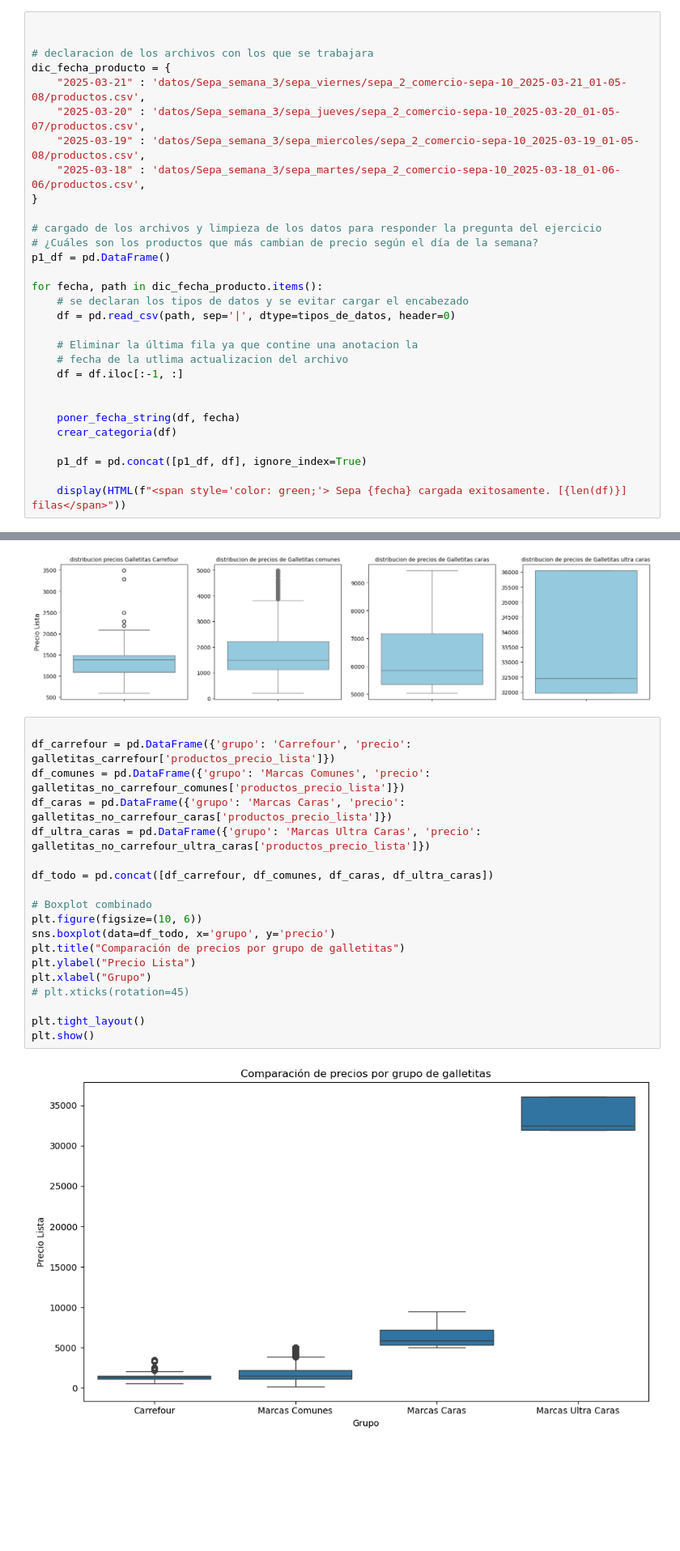
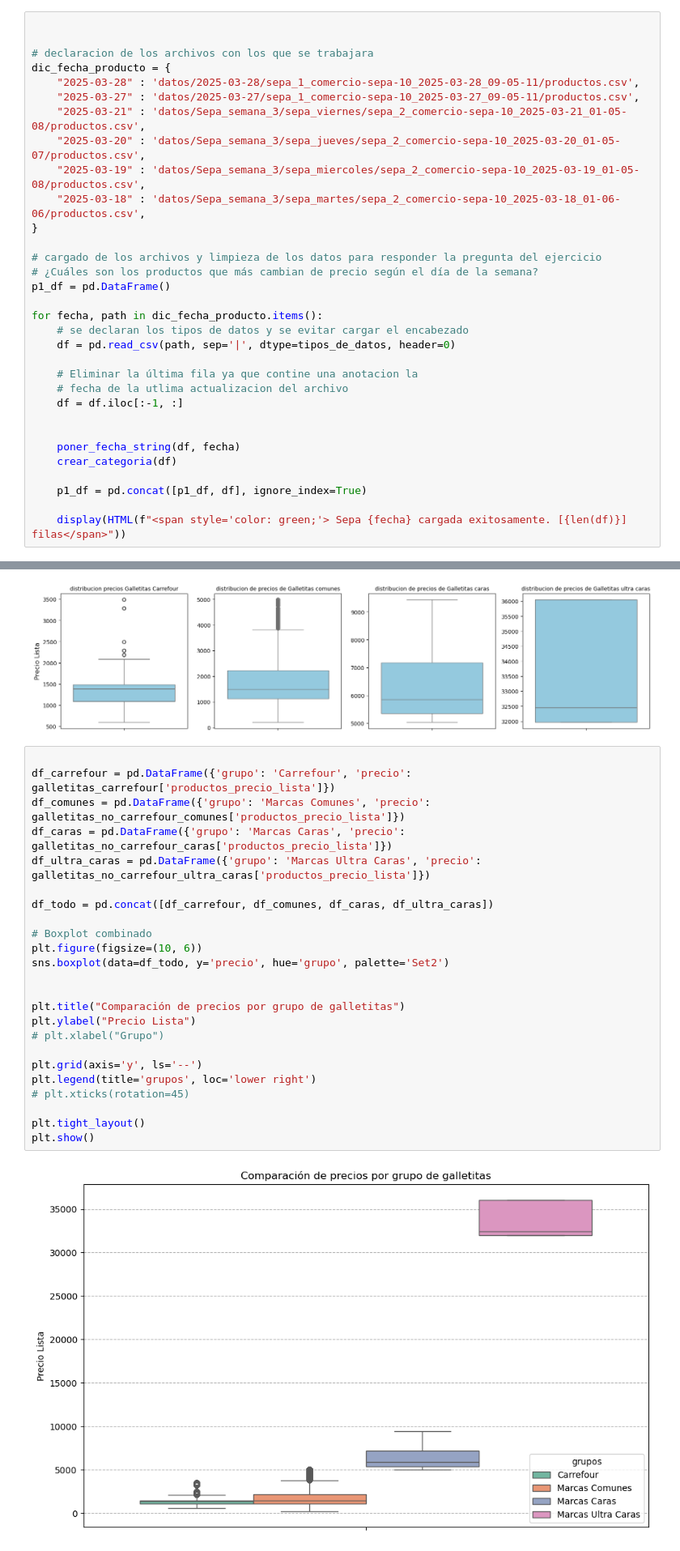
Before and after one commit to MMarck/AdD_proyecto, a Jupyter notebook: proyecto.ipynb, the cells around one changed output, grey strips where cells are left out. Shown at 81% size. Cells and saved outputs as stored; diff of their text form; blank space fills up the shorter version.

Commit message:
feat: exploracion de los datos usando los temas de clases

```diff
--- a/proyecto.ipynb
+++ b/proyecto.ipynb
@@ -165,6 +165,8 @@ tipos_de_datos = {
 
 # declaracion de los archivos con los que se trabajara
 dic_fecha_producto = {
+    "2025-03-28" : 'datos/2025-03-28/sepa_1_comercio-sepa-10_2025-03-28_09-05-11/productos.csv',
+    "2025-03-27" : 'datos/2025-03-27/sepa_1_comercio-sepa-10_2025-03-27_09-05-11/productos.csv',
     "2025-03-21" : 'datos/Sepa_semana_3/sepa_viernes/sepa_2_comercio-sepa-10_2025-03-21_01-05-08/productos.csv',
     "2025-03-20" : 'datos/Sepa_semana_3/sepa_jueves/sepa_2_comercio-sepa-10_2025-03-20_01-05-07/productos.csv',
     "2025-03-19" : 'datos/Sepa_semana_3/sepa_miercoles/sepa_2_comercio-sepa-10_2025-03-19_01-05-08/productos.csv',
@@ -651,24 +653,29 @@ plt.show()
 # %%
 
 df_carrefour = pd.DataFrame({'grupo': 'Carrefour', 'precio': galletitas_carrefour['productos_precio_lista']})
 df_comunes = pd.DataFrame({'grupo': 'Marcas Comunes', 'precio': galletitas_no_carrefour_comunes['productos_precio_lista']})
 df_caras = pd.DataFrame({'grupo': 'Marcas Caras', 'precio': galletitas_no_carrefour_caras['productos_precio_lista']})
 df_ultra_caras = pd.DataFrame({'grupo': 'Marcas Ultra Caras', 'precio': galletitas_no_carrefour_ultra_caras['productos_precio_lista']})
 
 df_todo = pd.concat([df_carrefour, df_comunes, df_caras, df_ultra_caras])
 
 # Boxplot combinado
 plt.figure(figsize=(10, 6))
-sns.boxplot(data=df_todo, x='grupo', y='precio')
+sns.boxplot(data=df_todo, y='precio', hue='grupo', palette='Set2')
+
+
 plt.title("Comparación de precios por grupo de galletitas")
 plt.ylabel("Precio Lista")
-plt.xlabel("Grupo")
+# plt.xlabel("Grupo")
+
+plt.grid(axis='y', ls='--')
+plt.legend(title='grupos', loc='lower right')
 # plt.xticks(rotation=45)
 
 plt.tight_layout()
 plt.show()
 # %% [output]
-[figure, old version]
+[figure, new version]
 # %%
 yogures = p1_df[p1_df['productos_descripcion'].str.contains('yogur', case=False)]
 
```
Also changed, not shown: parts of 7 cells of this notebook, 1 other file.
